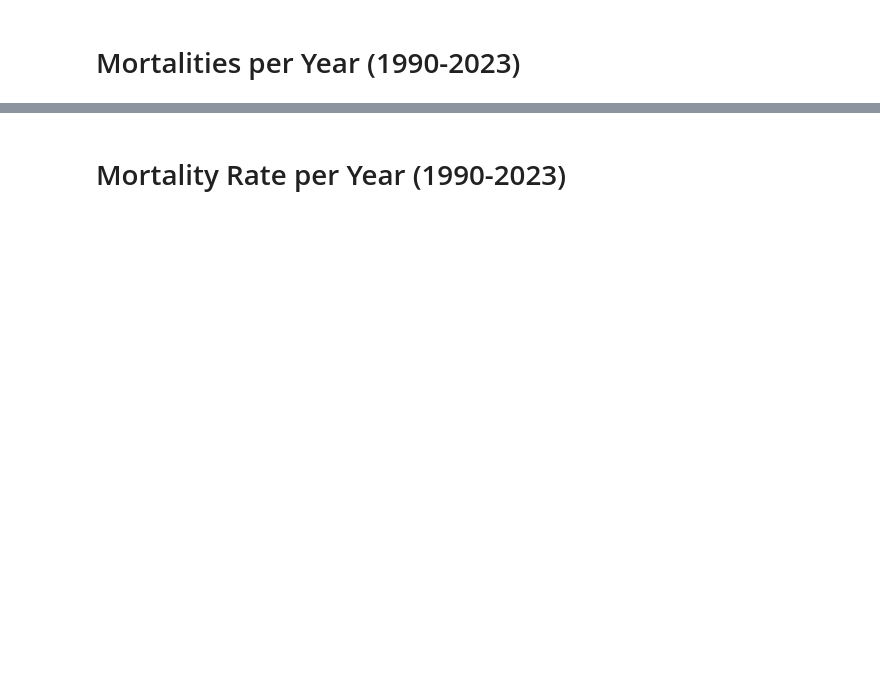
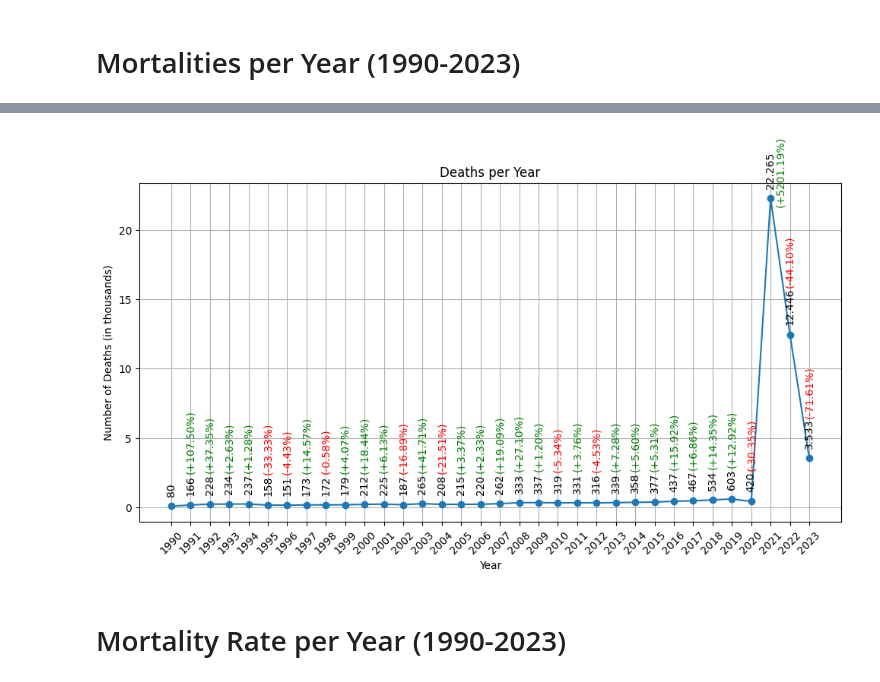
Before and after one commit to ZaNioxX/Masterarbeit, a Jupyter notebook: Data_Exploration/mortality_rate.ipynb, the cells around one changed output, grey strips where cells are left out. Saved outputs shown, nothing was run; the diff lists cells and outputs as text; code cells hidden in the pictures; blank space fills up the shorter version.

```diff
--- a/Data_Exploration/mortality_rate.ipynb
+++ b/Data_Exploration/mortality_rate.ipynb
@@ -128,2 +61,92 @@ plt.show()
+# %%
+# Custom formatter function for y-axis in thousands
+def thousands_formatter(y, pos):
+    return f'{int(y / 1000)}'
+
+# Connect to MongoDB
+client = MongoClient("mongodb://localhost:27017")
+db = client["vaers"]
+collection = db["reports"]
+
+deaths_per_year = {}
+
+# Aggregate death count per year
+pipeline = [
+    {"$match": {"DIED": "Y"}},
+    {"$group": {"_id": {"$year": "$RECVDATE"}, "count": {"$sum": 1}}}
+]
+
+# Execute the aggregation pipeline
+result = collection.aggregate(pipeline)
+
+# Convert the result to a dictionary
+for entry in result:
+    year = entry["_id"]
+    deaths = entry["count"]
+    deaths_per_year[year] = deaths
+
+# Convert dictionary to a DataFrame
+df = pd.DataFrame.from_dict(deaths_per_year, orient='index', columns=['Deaths'])
+df.index.name = 'Year'
+
+# Sort the DataFrame by index (year)
+df = df.sort_index()
+
+# Calculate percentage change and add it to the DataFrame
+df['Percentage Change'] = df['Deaths'].pct_change() * 100
+df['Percentage Change'] = df['Percentage Change'].fillna(0)  # Fill NaN (first row) with 0
+
+# Plotting the data as a 2D line graph with original matplotlib blue color
+plt.figure(figsize=(10, 6))
+plt.plot(df.index, df['Deaths'], marker='o', linestyle='-')  # Use 'b' for original blue color
+plt.xlabel('Year')
+plt.ylabel('Number of Deaths (in thousands)')
+plt.title('Deaths per Year')
+
+# Set the y-axis formatter for thousands
+formatter = FuncFormatter(thousands_formatter)
+plt.gca().yaxis.set_major_formatter(formatter)
+
+# Annotate each point with its value (formatted_deaths) in black
+for year, deaths in zip(df.index, df['Deaths']):
+    formatted_deaths = f'{int(deaths):,}'.replace(',', '.')  # Format with a dot for thousands
+    plt.annotate(formatted_deaths, (year, deaths + 100), textcoords="offset points", xytext=(0, 10),
+                 ha='center', fontsize=10, rotation=90, color='black')
+
+# Annotate each point with its percentage change (pct_change) in red or green
+for year, pct_change, formatted_deaths in zip(df.index, df['Percentage Change'], df['Deaths']):
+    color = 'green' if pct_change > 0 else 'red' if pct_change < 0 else 'black'
+    annotation_text = f'({pct_change:+.2f}%)'
+
+    # Skip annotating the percentage value for the first year
+    if year == df.index[0]:
+        continue
+
+    # Set offset based on formatted_deaths value
+    if formatted_deaths < 1000:
+        offset = 1650
+        xoffset = 0
+    elif formatted_deaths < 10000:
+        offset = 2300
+        xoffset = 0
+    elif formatted_deaths < 20000:
+        offset = 2800
+        xoffset = 0
+    else:
+        offset = -1200
+        xoffset = 0.5
+
+    plt.annotate(annotation_text, (year + xoffset, formatted_deaths + offset), textcoords="offset points", xytext=(0, 10),
+                 ha='center', fontsize=10, rotation=90, color=color)
+
+# Set x-ticks to the years in the dataset
+plt.xticks(df.index, rotation=45)
+
+plt.tight_layout()
+plt.grid(True)
+plt.savefig('/Users/sep/PycharmProjects/Masterarbeit/Plots/Data_Exploration/Mortality_Rate/Deaths_per_Year_dotted.png')
+plt.show()
+# %% [output]
+[figure, added]
 # %% [markdown]
 # Mortality Rate per Year (1990-2023)
```
Also changed, not shown: parts of 11 cells of this notebook, 13 other files.
